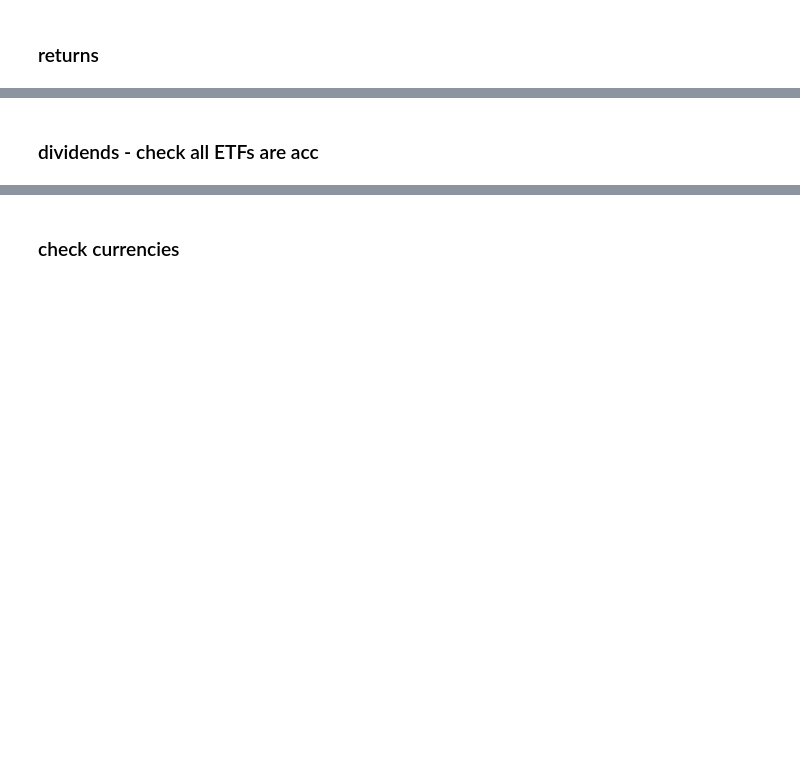
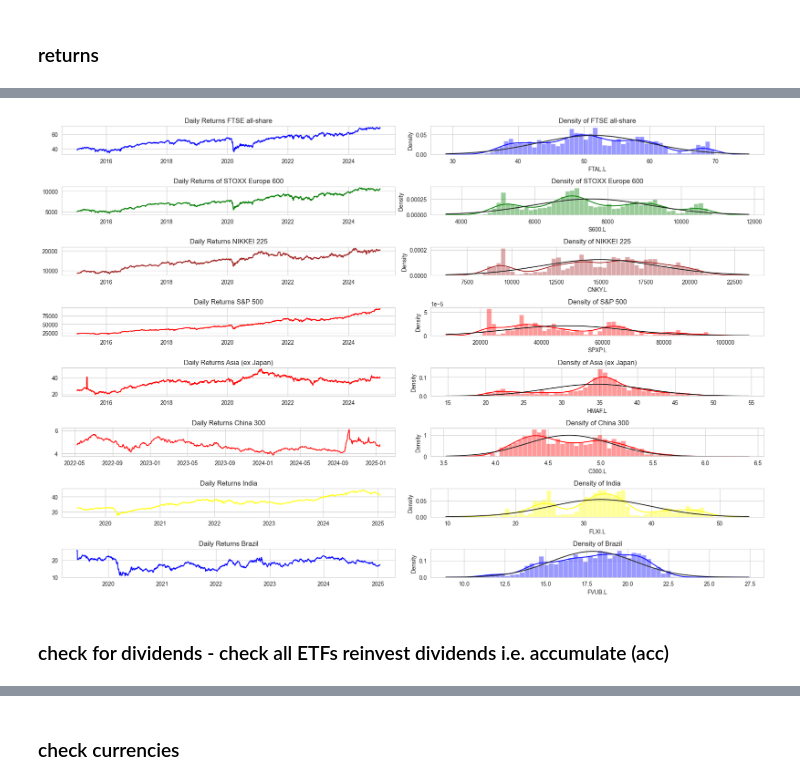
Before and after one commit to MarkEHolland/financial-newsfeed, a Jupyter notebook: notebooks/etf.ipynb, the cells around one changed output, grey strips where cells are left out. Drawn from its saved outputs; the diff is of its cells as text; code cells hidden in the pictures; blank space fills up the shorter version.

```diff
--- a/notebooks/etf.ipynb
+++ b/notebooks/etf.ipynb
@@ -90,5 +235,75 @@ yf_returns_df.tail(10)
+# %%
+from scipy import stats
+with sns.axes_style("whitegrid"):
+    fig, axes = plt.subplots(nrows=8, ncols=2, figsize=(18,12))
+
+    axes[0][0].plot(yf_df['FTAL.L'], color='blue')
+    axes[0][0].set_title('Daily Returns FTSE all-share')
+
+    sns.distplot(yf_df['FTAL.L'], norm_hist=True, fit=stats.norm, color='blue',
+                bins=50, ax=axes[0][1])
+    axes[0][1].set_title('Density of FTSE all-share')
+
+
+    axes[1][0].plot(yf_df['S600.L'], color='green')
+    axes[1][0].set_title('Daily Returns of STOXX Europe 600')
+
+    sns.distplot(yf_df['S600.L'], norm_hist=True, fit=stats.norm, color='green',
+                bins=50, ax=axes[1][1])
+    axes[1][1].set_title('Density of STOXX Europe 600')
+
+
+    axes[2][0].plot(yf_df['CNKY.L'], color='brown')
+    axes[2][0].set_title('Daily Returns NIKKEI 225')
+
+    sns.distplot(yf_df['CNKY.L'], norm_hist=True, fit=stats.norm, color='brown',
+                bins=50, ax=axes[2][1])
+    axes[2][1].set_title('Density of NIKKEI 225')
+
+
+    axes[3][0].plot(yf_df['SPXP.L'], color='red')
+    axes[3][0].set_title('Daily Returns S&P 500')
+
+    sns.distplot(yf_df['SPXP.L'], norm_hist=True, fit=stats.norm, color='red',
+                bins=50, ax=axes[3][1])
+    axes[3][1].set_title('Density of S&P 500')
+
+    axes[4][0].plot(yf_df['HMAF.L'], color='red')
+    axes[4][0].set_title('Daily Returns Asia (ex Japan)')
+
+    sns.distplot(yf_df['HMAF.L'], norm_hist=True, fit=stats.norm, color='red',
+                bins=50, ax=axes[4][1])
+    axes[4][1].set_title('Density of Asia (ex Japan)')
+
+
+    axes[5][0].plot(yf_df['C300.L'], color='red')
+    axes[5][0].set_title('Daily Returns China 300')
+
+    sns.distplot(yf_df['C300.L'], norm_hist=True, fit=stats.norm, color='red',
+                bins=50, ax=axes[5][1])
+    axes[5][1].set_title('Density of China 300')
+
+
+    axes[6][0].plot(yf_df['FLXI.L'], color='yellow')
+    axes[6][0].set_title('Daily Returns India')
+
+    sns.distplot(yf_df['FLXI.L'], norm_hist=True, fit=stats.norm, color='yellow',
+                bins=50, ax=axes[6][1])
+    axes[6][1].set_title('Density of India')
+
+    axes[7][0].plot(yf_df['FVUB.L'], color='blue')
+    axes[7][0].set_title('Daily Returns Brazil')
+
+    sns.distplot(yf_df['FVUB.L'], norm_hist=True, fit=stats.norm, color='blue',
+                bins=50, ax=axes[7][1])
+    axes[7][1].set_title('Density of Brazil')
+
+    plt.tight_layout()
+    plt.show()
+# %% [output]
+[figure, added]
 # %% [markdown]
-### dividends - check all ETFs are acc
+### check for dividends - check all ETFs reinvest dividends i.e. accumulate (acc)
 # %%
 ticker_list
 # %% [output]
```
Also changed, not shown: parts of 44 cells of this notebook.
